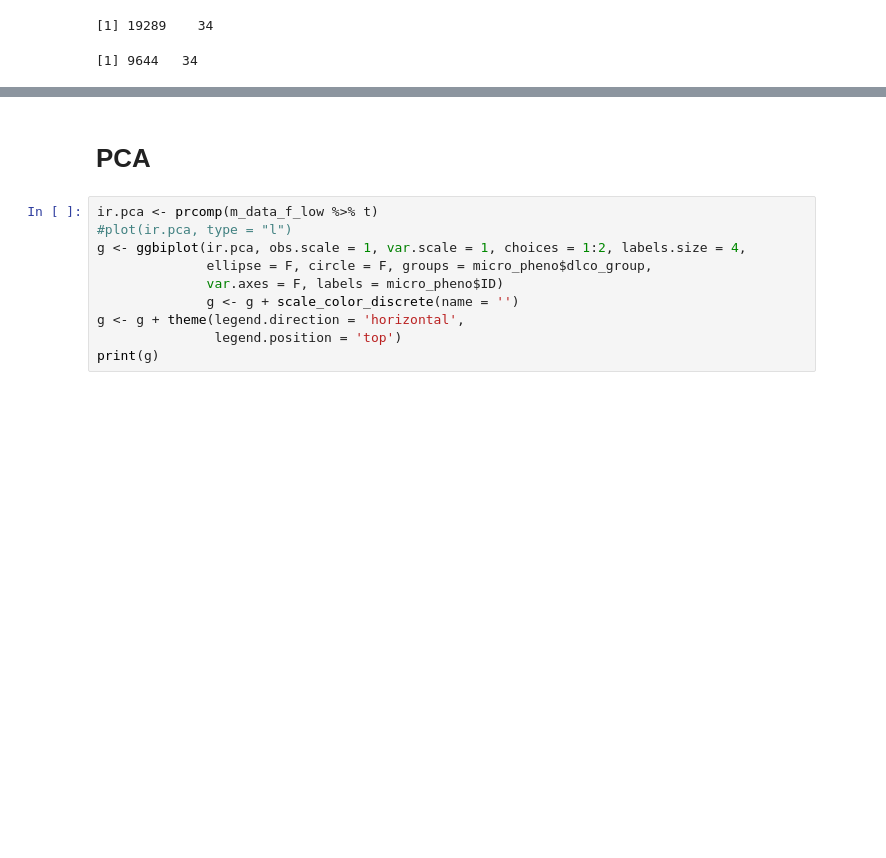
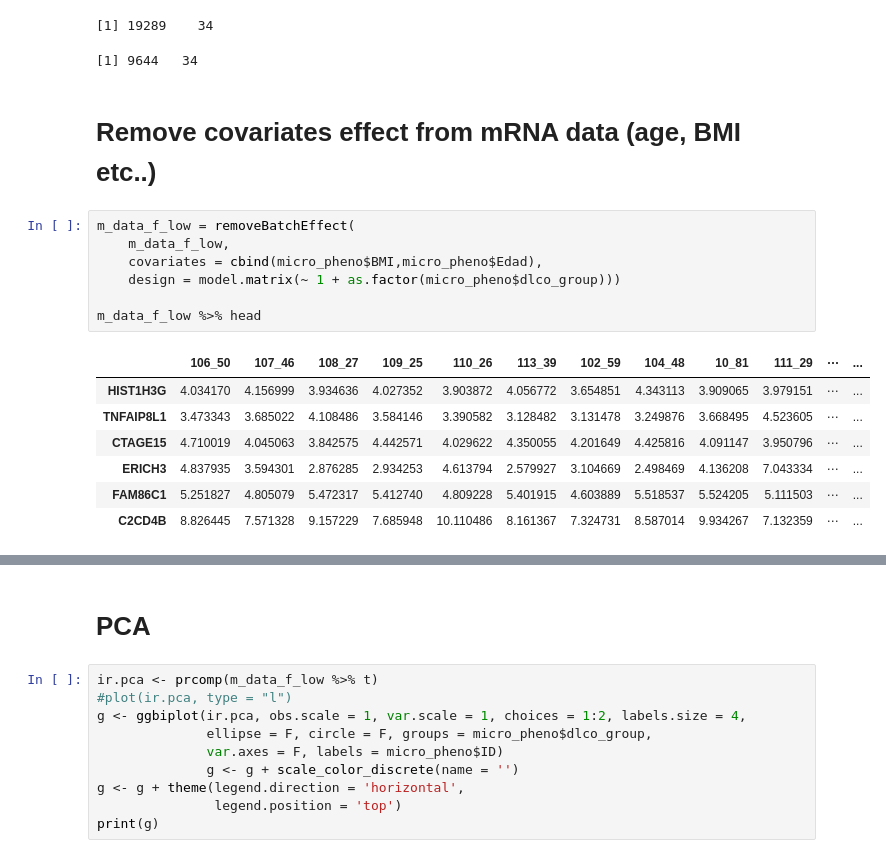
Before and after one commit to GuillaumeNoell/Bioinformatics---miRNA-sequencing-analysis, a Jupyter notebook: process_mRNA_arrays.ipynb, the cells around one changed output, grey strips where cells are left out. Cells and saved outputs as stored; diff of their text form; blank space fills up the shorter version.

```diff
--- a/process_mRNA_arrays.ipynb
+++ b/process_mRNA_arrays.ipynb
@@ -234,3 +234,20 @@ m_data_f_low %>% dim
 # %% [output]
 [1] 19289    34
 [1] 9644   34
+# %% [markdown]
+# Remove covariates effect from mRNA data (age, BMI etc..)
+# %%
+m_data_f_low = removeBatchEffect(
+    m_data_f_low,
+    covariates = cbind(micro_pheno$BMI,micro_pheno$Edad),
+    design = model.matrix(~ 1 + as.factor(micro_pheno$dlco_group)))
+
+m_data_f_low %>% head
+# %% [output]
+|  | 106_50 | 107_46 | 108_27 | 109_25 | 110_26 | 113_39 | 102_59 | 104_48 | 10_81 | 111_29 | ⋯ | ... |
+| HIST1H3G | 4.034170 | 4.156999 | 3.934636 | 4.027352 | 3.903872 | 4.056772 | 3.654851 | 4.343113 | 3.909065 | 3.979151 | ⋯ | ... |
+| TNFAIP8L1 | 3.473343 | 3.685022 | 4.108486 | 3.584146 | 3.390582 | 3.128482 | 3.131478 | 3.249876 | 3.668495 | 4.523605 | ⋯ | ... |
+| CTAGE15 | 4.710019 | 4.045063 | 3.842575 | 4.442571 | 4.029622 | 4.350055 | 4.201649 | 4.425816 | 4.091147 | 3.950796 | ⋯ | ... |
+| ERICH3 | 4.837935 | 3.594301 | 2.876285 | 2.934253 | 4.613794 | 2.579927 | 3.104669 | 2.498469 | 4.136208 | 7.043334 | ⋯ | ... |
+| FAM86C1 | 5.251827 | 4.805079 | 5.472317 | 5.412740 | 4.809228 | 5.401915 | 4.603889 | 5.518537 | 5.524205 | 5.111503 | ⋯ | ... |
+| C2CD4B | 8.826445 | 7.571328 | 9.157229 | 7.685948 | 10.110486 | 8.161367 | 7.324731 | 8.587014 | 9.934267 | 7.132359 | ⋯ | ... |
```
Also changed, not shown: parts of 5 cells of this notebook, 1 other file.
